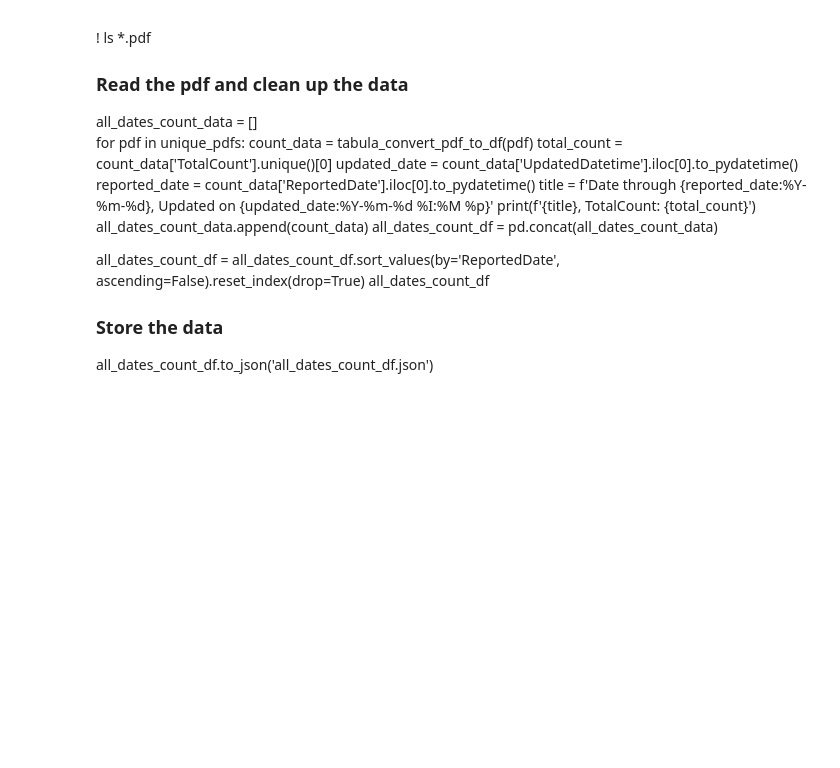
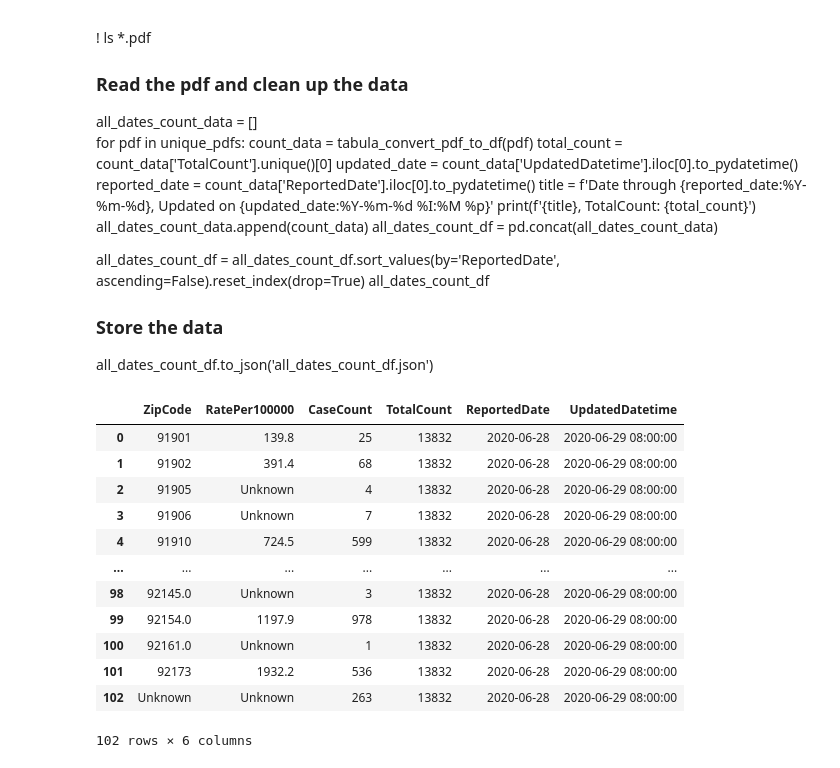
Before and after one commit to plasmon360/COVID-19-in-SanDiego, a Jupyter notebook: Get_Sandiego_County_Data.ipynb, the cells around one changed output. Saved outputs shown, nothing was run; the diff lists cells and outputs as text; code cells hidden in the pictures; blank space fills up the shorter version.

```diff
--- a/Get_Sandiego_County_Data.ipynb
+++ b/Get_Sandiego_County_Data.ipynb
@@ -212,3 +253,19 @@ all_dates_count_df
 ### Store the data
 
 all_dates_count_df.to_json('all_dates_count_df.json')
+# %%
+count_data
+# %% [output]
+|  | ZipCode | RatePer100000 | CaseCount | TotalCount | ReportedDate | UpdatedDatetime |
+| 0 | 91901 | 139.8 | 25 | 13832 | 2020-06-28 | 2020-06-29 08:00:00 |
+| 1 | 91902 | 391.4 | 68 | 13832 | 2020-06-28 | 2020-06-29 08:00:00 |
+| 2 | 91905 | Unknown | 4 | 13832 | 2020-06-28 | 2020-06-29 08:00:00 |
+| 3 | 91906 | Unknown | 7 | 13832 | 2020-06-28 | 2020-06-29 08:00:00 |
+| 4 | 91910 | 724.5 | 599 | 13832 | 2020-06-28 | 2020-06-29 08:00:00 |
+| ... | ... | ... | ... | ... | ... | ... |
+| 98 | 92145.0 | Unknown | 3 | 13832 | 2020-06-28 | 2020-06-29 08:00:00 |
+| 99 | 92154.0 | 1197.9 | 978 | 13832 | 2020-06-28 | 2020-06-29 08:00:00 |
+| 100 | 92161.0 | Unknown | 1 | 13832 | 2020-06-28 | 2020-06-29 08:00:00 |
+| 101 | 92173 | 1932.2 | 536 | 13832 | 2020-06-28 | 2020-06-29 08:00:00 |
+| 102 | Unknown | Unknown | 263 | 13832 | 2020-06-28 | 2020-06-29 08:00:00 |
+102 rows × 6 columns
```
Also changed, not shown: parts of 4 cells of this notebook, 4 other files.
